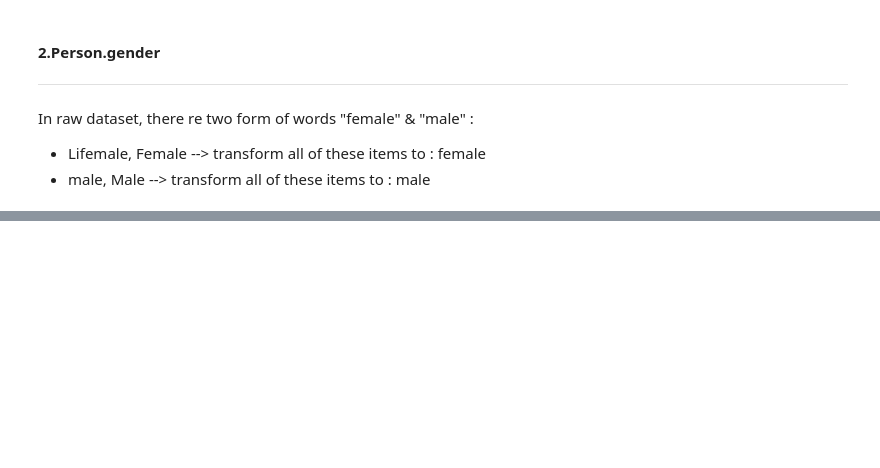
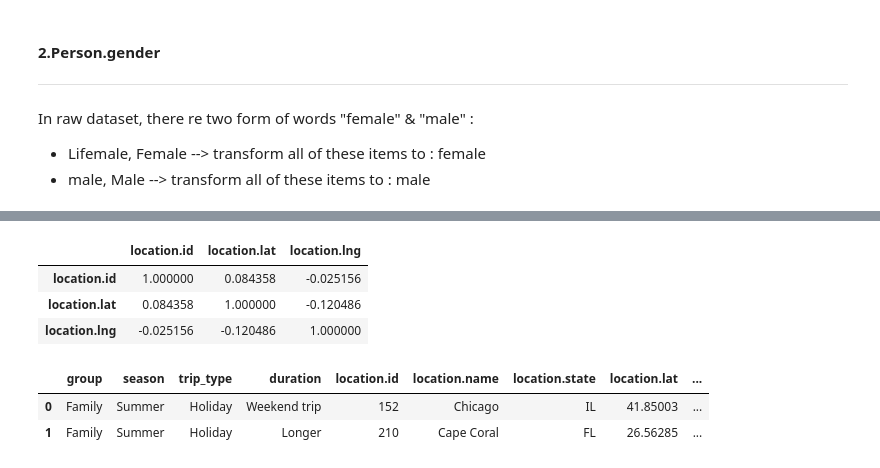
Before and after one commit to shadow1999k/Demographic-Bias-in-POI, a Jupyter notebook: TREC2016_data_analysis.ipynb, the cells around one changed output, grey strips where cells are left out. Drawn from its saved outputs; the diff is of its cells as text; code cells hidden in the pictures; blank space fills up the shorter version.

```diff
--- a/TREC2016_data_analysis.ipynb
+++ b/TREC2016_data_analysis.ipynb
@@ -174,0 +243,13 @@ fig.show()
+# %%
+corr
+# %% [output]
+|  | location.id | location.lat | location.lng |
+| location.id | 1.000000 | 0.084358 | -0.025156 |
+| location.lat | 0.084358 | 1.000000 | -0.120486 |
+| location.lng | -0.025156 | -0.120486 | 1.000000 |
+# %%
+phase1_df.head(2)
+# %% [output]
+|  | group | season | trip_type | duration | location.id | location.name | location.state | location.lat | ... |
+| 0 | Family | Summer | Holiday | Weekend trip | 152 | Chicago | IL | 41.85003 | ... |
+| 1 | Family | Summer | Holiday | Longer | 210 | Cape Coral | FL | 26.56285 | ... |
```
Also changed, not shown: parts of 20 cells of this notebook.
